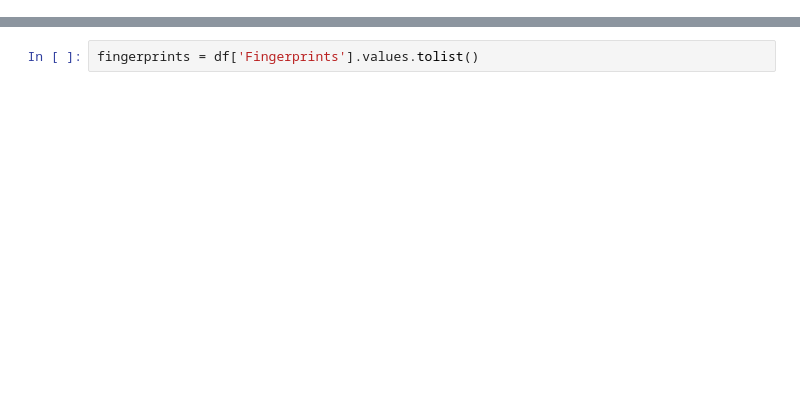
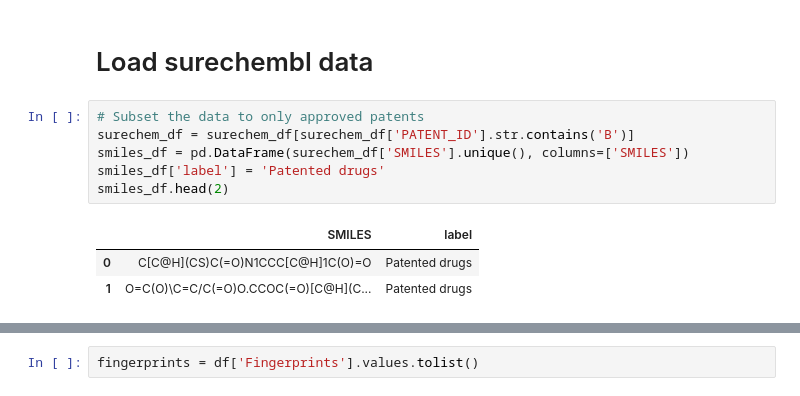
Before and after one commit to Fraunhofer-ITMP/patent-clinical-candidate-characteristics, a Jupyter notebook: notebooks/TSNE plot.ipynb, the cells around one changed output, grey strips where cells are left out. Drawn from its saved outputs; the diff is of its cells as text; blank space fills up the shorter version.

```diff
--- a/notebooks/TSNE plot.ipynb
+++ b/notebooks/TSNE plot.ipynb
@@ -127,0 +29,12 @@ df.head(10)
+# %% [markdown]
+# Load surechembl data
+# %%
+# Subset the data to only approved patents
+surechem_df = surechem_df[surechem_df['PATENT_ID'].str.contains('B')]
+smiles_df = pd.DataFrame(surechem_df['SMILES'].unique(), columns=['SMILES'])
+smiles_df['label'] = 'Patented drugs'
+smiles_df.head(2)
+# %% [output]
+|  | SMILES | label |
+| 0 | C[C@H](CS)C(=O)N1CCC[C@H]1C(O)=O | Patented drugs |
+| 1 | O=C(O)\C=C/C(=O)O.CCOC(=O)[C@H](C... | Patented drugs |
```
Also changed, not shown: parts of 51 cells of this notebook.
